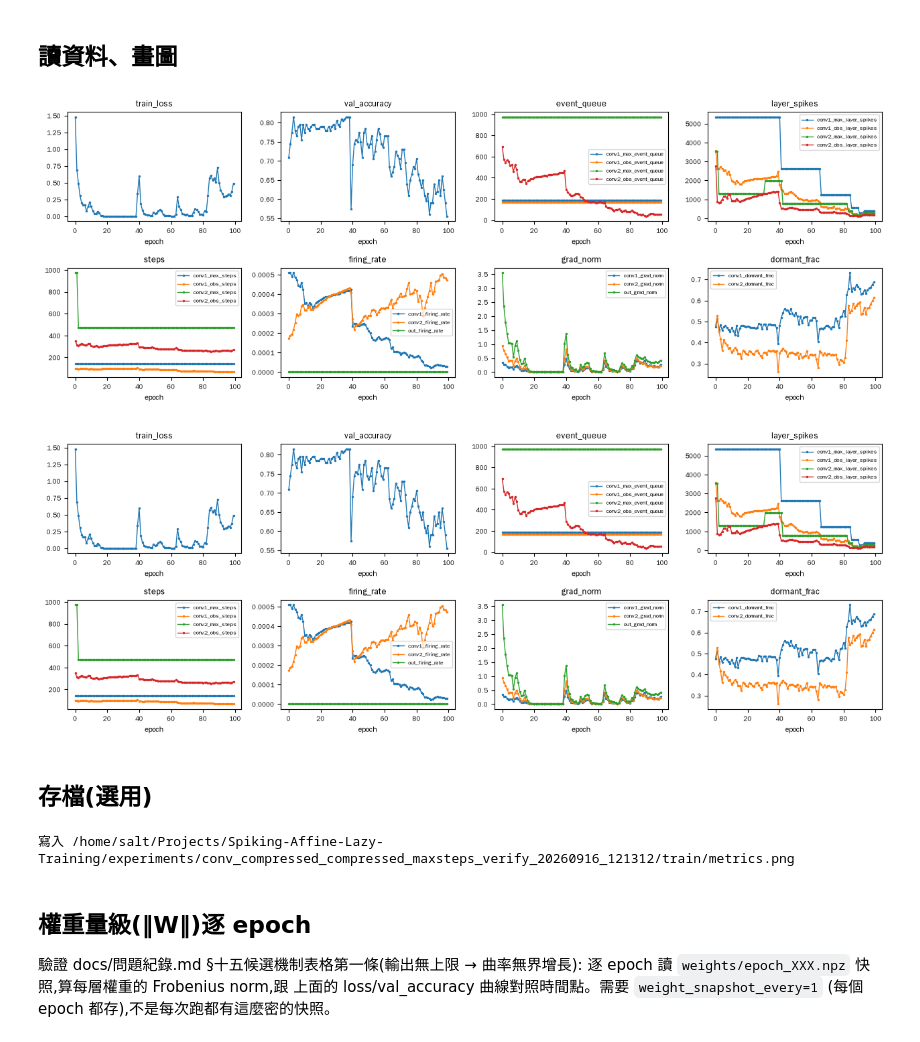
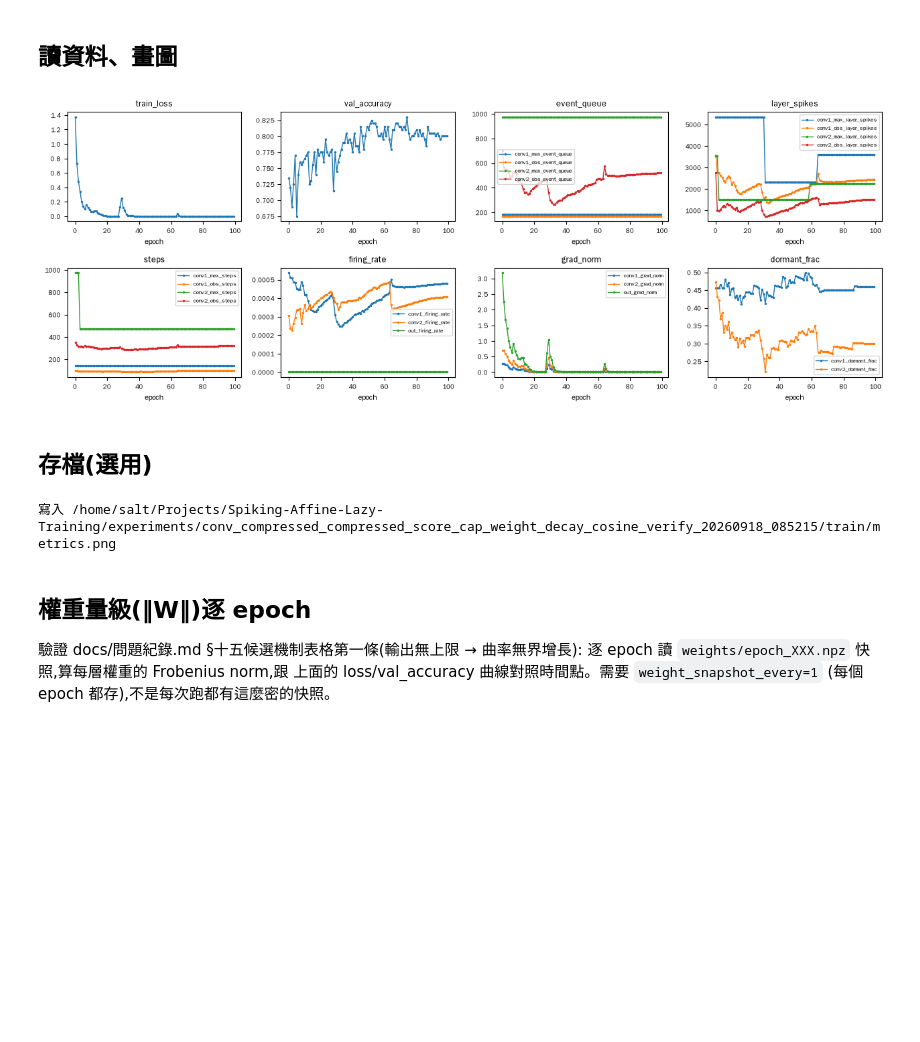
Before and after one commit to Salt-Shio/Spiking-Affine-Lazy-Training, a Jupyter notebook: example/notebooks/plot_metrics.ipynb, the cells around one changed output. Cells and saved outputs as stored; diff of their text form; code cells hidden in the pictures; blank space fills up the shorter version.

```diff
--- a/example/notebooks/plot_metrics.ipynb
+++ b/example/notebooks/plot_metrics.ipynb
@@ -20,7 +20,7 @@ from viz.epoch_series import EpochSeriesPlot, read_epoch_series_csv
 改這裡,不改函式庫。
 # %%
 # RUN_NAME = "conv_compressed_compressed_maxsteps_verify_20260914_122946"
-RUN_NAME = "conv_compressed_compressed_maxsteps_verify_20260916_121312"
+RUN_NAME = "conv_compressed_compressed_score_cap_weight_decay_cosine_verify_20260918_085215"
 EXP_DIR = EXPERIMENTS_DIR / RUN_NAME  # 絕對路徑,跟 kernel 的工作目錄無關
 NCOLS = 4
 # %% [markdown]
@@ -59,12 +59,11 @@ def group_metrics_columns(columns: list) -> dict:
 # %%
 csv_path = os.path.join(EXP_DIR, TRAIN_DIRNAME, "metrics.csv")
 rows = read_epoch_series_csv(csv_path)
 groups = group_metrics_columns([k for k in rows[0].keys() if k != "epoch"])
 fig = EpochSeriesPlot(groups=groups, ncols=NCOLS).render(rows)
-fig
+# fig
 # %% [output]
-[figure, old version]
+[figure, new version]
-[figure, removed]
 # %% [markdown]
 ## 存檔(選用)
 # %%
@@ -72,7 +71,7 @@ out_path = os.path.join(EXP_DIR, TRAIN_DIRNAME, "metrics.png")
 fig.savefig(out_path, dpi=150)
 print(f"寫入 {out_path}")
 # %% [output]
-寫入 /home/salt/Projects/Spiking-Affine-Lazy-Training/experiments/conv_compressed_compressed_maxsteps_verify_20260916_121312/train/metrics.png
+寫入 /home/salt/Projects/Spiking-Affine-Lazy-Training/experiments/conv_compressed_compressed_score_cap_weight_decay_cosine_verify_20260918_085215/train/metrics.png
 # %% [markdown]
 ## 權重量級(‖W‖)逐 epoch
 
```
Also changed, not shown: parts of 5 cells of this notebook, 5 other files.
